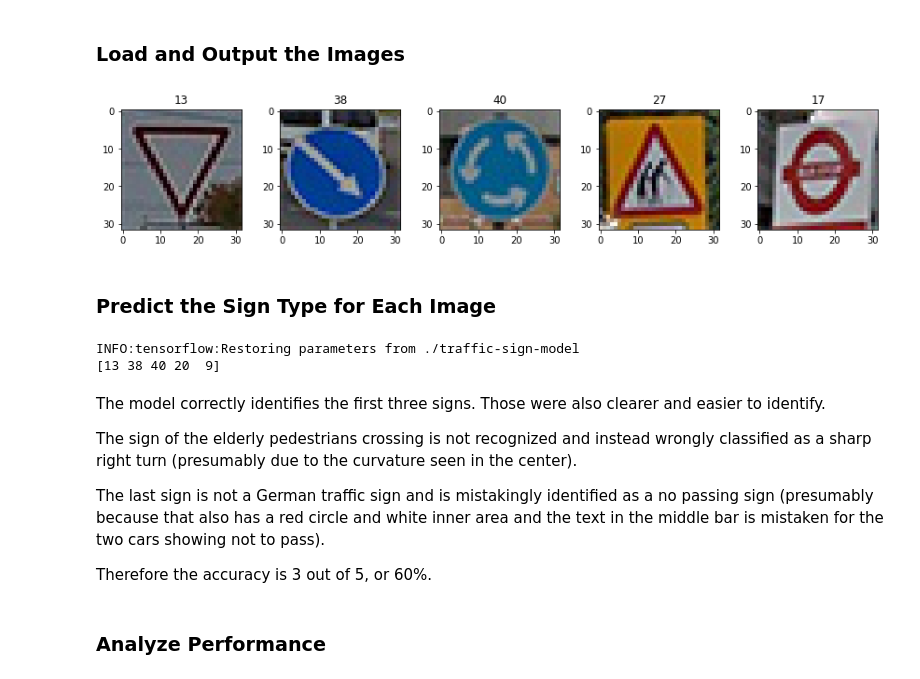
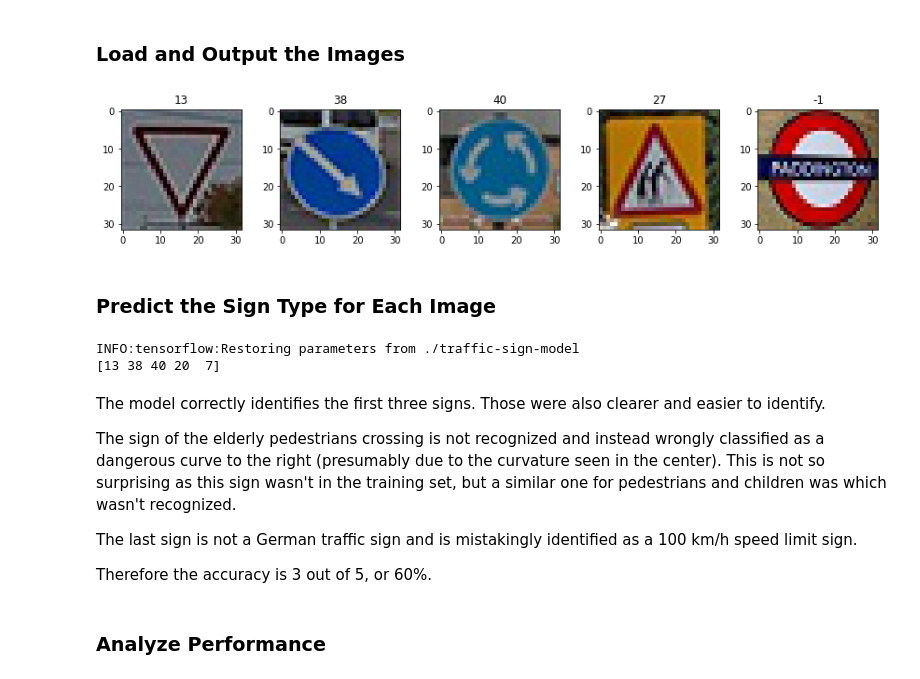
Before and after one commit to vbrichzin/udacity-ND-SDCE-TrafficSignClassifier-P2, a Jupyter notebook: Traffic_Sign_Classifier.ipynb, the cells around one changed output. Saved outputs shown, nothing was run; the diff lists cells and outputs as text; code cells hidden in the pictures.

```diff
--- a/Traffic_Sign_Classifier.ipynb
+++ b/Traffic_Sign_Classifier.ipynb
@@ -176,8 +179,8 @@ import tensorflow as tf
 import random
 
 def normalizeInputData(X_data):
-    rgb = tf.image.convert_image_dtype(X_data, tf.float32, name='imageFloat')
-    gray = tf.image.rgb_to_grayscale(rgb, name='grayImage')
+    rgb = tf.image.convert_image_dtype(X_data, tf.float32)
+    gray = tf.image.rgb_to_grayscale(rgb)
     return (gray - 128.) / 128.
 
 image = tf.placeholder(tf.float32, (32, 32, 3))
@@ -192,4 +195,5 @@ with tf.Session() as sess:
     ax[0].set_title(y_train[index])
     ax[1].imshow(normalized_gray_Image.reshape((32,32)), cmap='gray')
     ax[1].set_title(y_train[index])
+    fig.savefig("./image-normalized-gray.png")
 # %% [output]
@@ -241,7 +245,7 @@ from tensorflow.contrib.layers import flatten
 def LeNet(x):
     # Arguments used for tf.truncated_normal, randomly defines variables for the weights and biases for each layer
     mu = 0
-    sigma = 0.1
+    sigma = 0.05
 
     # Normalize the training image
     x = normalizeInputData(x)
@@ -263,7 +267,7 @@ def LeNet(x):
     conv2   = tf.nn.conv2d(conv1, conv2_W, strides=[1, 1, 1, 1], padding='VALID') + conv2_b
 
     # Activation.
-    conv2 = tf.nn.relu(conv2)
+    conv2 = tf.nn.tanh(conv2)
 
     # Pooling. Input = 10x10x16. Output = 5x5x16.
     conv2 = tf.nn.max_pool(conv2, ksize=[1, 2, 2, 1], strides=[1, 2, 2, 1], padding='VALID')
@@ -277,7 +281,7 @@ def LeNet(x):
     fc1   = tf.matmul(fc0, fc1_W) + fc1_b
 
     # Activation.
-    fc1    = tf.nn.sigmoid(fc1)
+    fc1    = tf.nn.tanh(fc1)
 
     # Layer 4: Fully Connected. Input = 120. Output = 84.
     fc2_W  = tf.Variable(tf.truncated_normal(shape=(120, 84), mean = mu, stddev = sigma))
@@ -285,7 +289,7 @@ def LeNet(x):
     fc2    = tf.matmul(fc1, fc2_W) + fc2_b
 
     # Activation.
-    fc2    = tf.nn.sigmoid(fc2)
+    fc2    = tf.nn.tanh(fc2)
 
     # Layer 5: Fully Connected. Input = 84. Output = 43.
     fc3_W  = tf.Variable(tf.truncated_normal(shape=(84, 43), mean = mu, stddev = sigma))
@@ -310,7 +314,7 @@ First Training and Validation.
 import tensorflow as tf
 from sklearn.utils import shuffle
 
-EPOCHS = 15
+EPOCHS = 20
 BATCH_SIZE = 128
 
 # Define features and labels for use in TensorFlow
@@ -405,28 +417,28 @@ You may find `signnames.csv` useful as it contains mappings from the class id (i
 # %%
 ## Load the images and plot them here.
 ### Feel free to use as many code cells as needed.
 
 import matplotlib.image as mpimg
 from os.path import join
 
 path = "./examples/"
-fileNames = ['Vorfahrt-achten.jpg', 'Rechts-einfahren.jpg', 'Kreisverkehr.jpg', 'Personen-kreuzen.jpg', 'Keine-Durchfahrt.jpg']
+fileNames = ['Vorfahrt-achten.jpg', 'Rechts-einfahren.jpg', 'Kreisverkehr.jpg', 'Personen-kreuzen.jpg', 'Paddington.jpg']
 
 X_new = np.empty([len(fileNames),32,32,3], dtype = np.int)
-y_new = np.array([13, 38, 40, 27, 17])
+y_new = np.array([13, 38, 40, 27, -1])
 
 fig, ax = plt.subplots(1,len(fileNames), figsize=(12,12))
 fig.tight_layout()
 
 for i, fileName in enumerate(fileNames):
     image = mpimg.imread(join(path,fileName))
     X_new[i] = image
 
 for i in range(len(X_new)):
     ax[i].imshow(X_new[i])
     ax[i].set_title(y_new[i])
 # %% [output]
-[figure, old version]
+[figure, new version]
 # %% [markdown]
 ### Predict the Sign Type for Each Image
 # %%
@@ -447,18 +459,18 @@ saver = tf.train.Saver()
 with tf.Session() as sess:
     # Load the weights and bias from the trained model
     saver.restore(sess, './traffic-sign-model')
-    predictions = sess.run(prediction, feed_dict={x: X_newImages})
+    predictions = sess.run(prediction, feed_dict={x: X_new})
 
 print (predictions)
 # %% [output]
 INFO:tensorflow:Restoring parameters from ./traffic-sign-model
-[13 38 40 20  9]
+[13 38 40 20  7]
 # %% [markdown]
 The model correctly identifies the first three signs. Those were also clearer and easier to identify.
 
-The sign of the elderly pedestrians crossing is not recognized and instead wrongly classified as a sharp right turn (presumably due to the curvature seen in the center).
+The sign of the elderly pedestrians crossing is not recognized and instead wrongly classified as a dangerous curve to the right (presumably due to the curvature seen in the center). This is not so surprising as this sign wasn't in the training set, but a similar one for pedestrians and children was which wasn't recognized.
 
-The last sign is not a German traffic sign and is mistakingly identified as a no passing sign (presumably because that also has a red circle and white inner area and the text in the middle bar is mistaken for the two cars showing not to pass).
+The last sign is not a German traffic sign and is mistakingly identified as a 100 km/h speed limit sign.
 
 Therefore the accuracy is 3 out of 5, or 60%.
 # %% [markdown]
```
Also changed, not shown: parts of 12 cells of this notebook, 9 other files.
